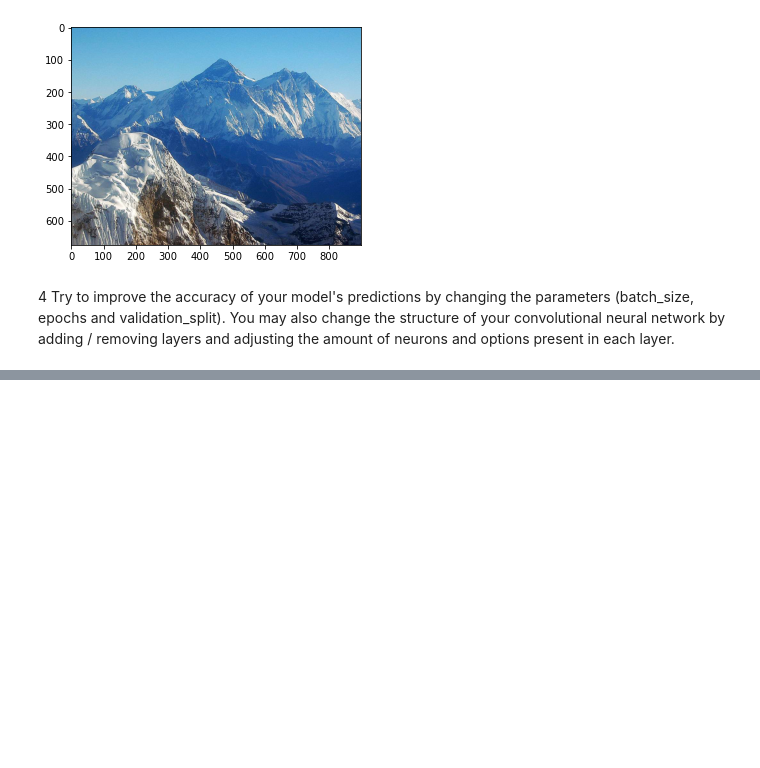
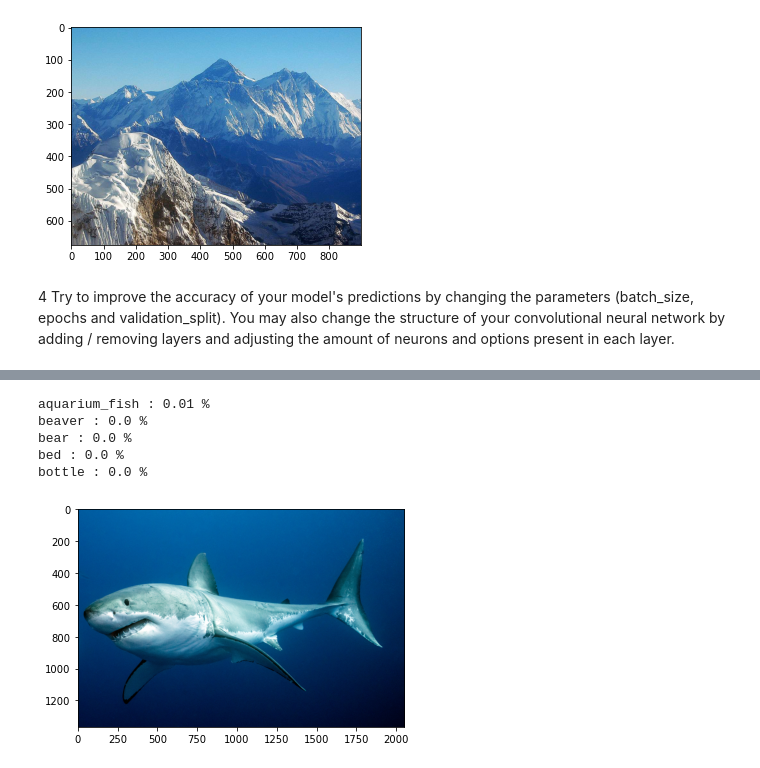
Before and after one commit to Seppalee/Data-analytics-and-Artificial-Intelligence, a Jupyter notebook: Exercises/ex09-ai-image-classification-tensorflow.ipynb, the cells around one changed output, grey strips where cells are left out. Saved outputs shown, nothing was run; the diff lists cells and outputs as text; code cells hidden in the pictures; blank space fills up the shorter version.

```diff
--- a/Exercises/ex09-ai-image-classification-tensorflow.ipynb
+++ b/Exercises/ex09-ai-image-classification-tensorflow.ipynb
@@ -159,3 +145,12 @@ classification.sort()
+# %%
+classification = ['apple', 'aquarium_fish', 'baby', 'bear', 'beaver', 'bed', 'bee', 'beetle', 'bicycle', 'bottle', 'bowl', 'boy', 'bridge', 'bus',
+              'butterfly', 'camel', 'can', 'castle', 'caterpillar', 'cattle', 'chair', 'chimpanzee', 'clock', 'cloud', 'cockroach', 'couch', 'crab',
+              'crocodile', 'cup', 'dinosaur', 'dolphin', 'elephant', 'flatfish', 'forest', 'fox', 'girl', 'hamster', 'house', 'kangaroo', 'keyboard',
+              'lamp', 'lawn_mower', 'leopard', 'lion', 'lizard', 'lobster', 'man', 'maple_tree', 'motorcycle', 'mountain', 'mouse', 'mushroom', 'oak_tree',
+              'orange', 'orchid', 'otter', 'palm_tree', 'pear', 'pickup_truck', 'pine_tree', 'plain', 'plate', 'poppy', 'porcupine', 'possum', 'rabbit', 'raccoon',
+              'ray', 'road', 'rocket', 'rose', 'sea', 'seal', 'shark', 'shrew', 'skunk', 'skyscraper', 'snail', 'snake', 'spider', 'squirrel', 'streetcar', 'sunflower',
+              'sweet_pepper', 'table', 'tank', 'telephone', 'television', 'tiger', 'tractor', 'train', 'trout', 'tulip', 'turtle', 'wardrobe', 'whale', 'willow_tree', 'wolf',
+              'woman', 'worm']
 # %% [markdown]
 3 Check the classes list and find three or more example images from the Internet presenting some of those classes (for example *keyboard*, *shark*, *apple*...). Present five highest predictions to images you have chosen.
 # %%
@@ -339 +310,11 @@ bear : 0.24 %
 [figure]
+# %%
+image4 = plt.imread("photos/test_images/shark1.jpg")
+predict_image2(image4)
+# %% [output]
+aquarium_fish : 0.01 %
+beaver : 0.0 %
+bear : 0.0 %
+bed : 0.0 %
+bottle : 0.0 %
+[figure, added]
```
Also changed, not shown: parts of 17 cells of this notebook, 5 other files.
